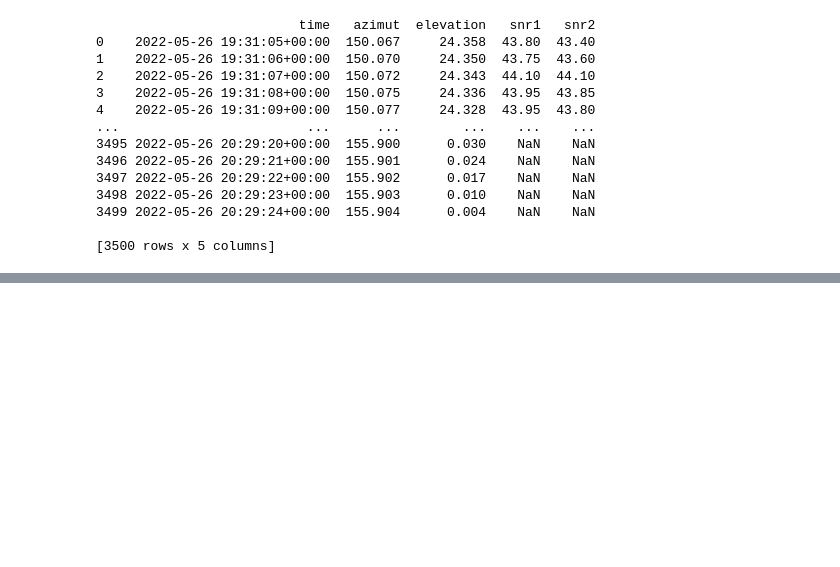
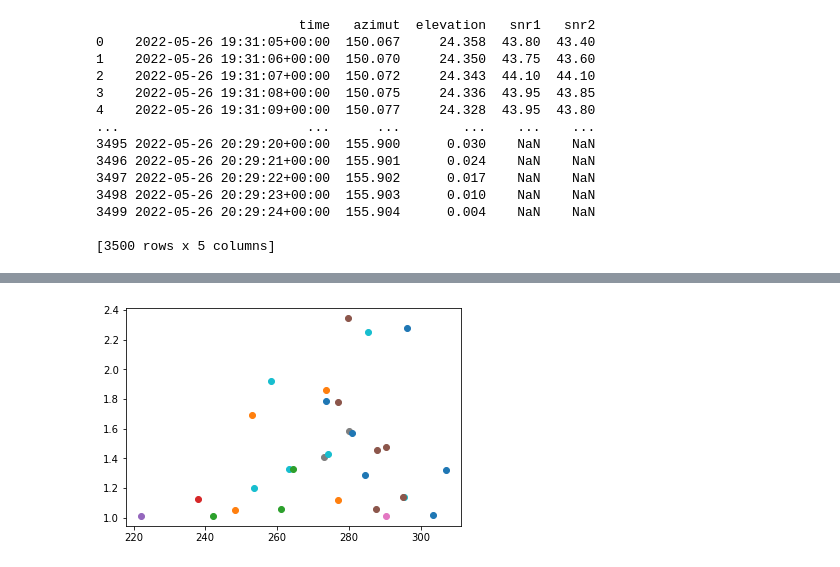
Before and after one commit to ziqing97/gnss_ir_analyze, a Jupyter notebook: src/test.ipynb, the cells around one changed output, grey strips where cells are left out. Saved outputs shown, nothing was run; the diff lists cells and outputs as text; code cells hidden in the pictures; blank space fills up the shorter version.

```diff
--- a/src/test.ipynb
+++ b/src/test.ipynb
@@ -86,0 +151,5 @@ for satellite_code in data_dict:
+# %%
+for satellite_code in azimut_dict:
+    plt.scatter(azimut_dict[satellite_code], height_dict[satellite_code])
+# %% [output]
+[figure, added]
```
Also changed, not shown: parts of 5 cells of this notebook, 18 other files.
